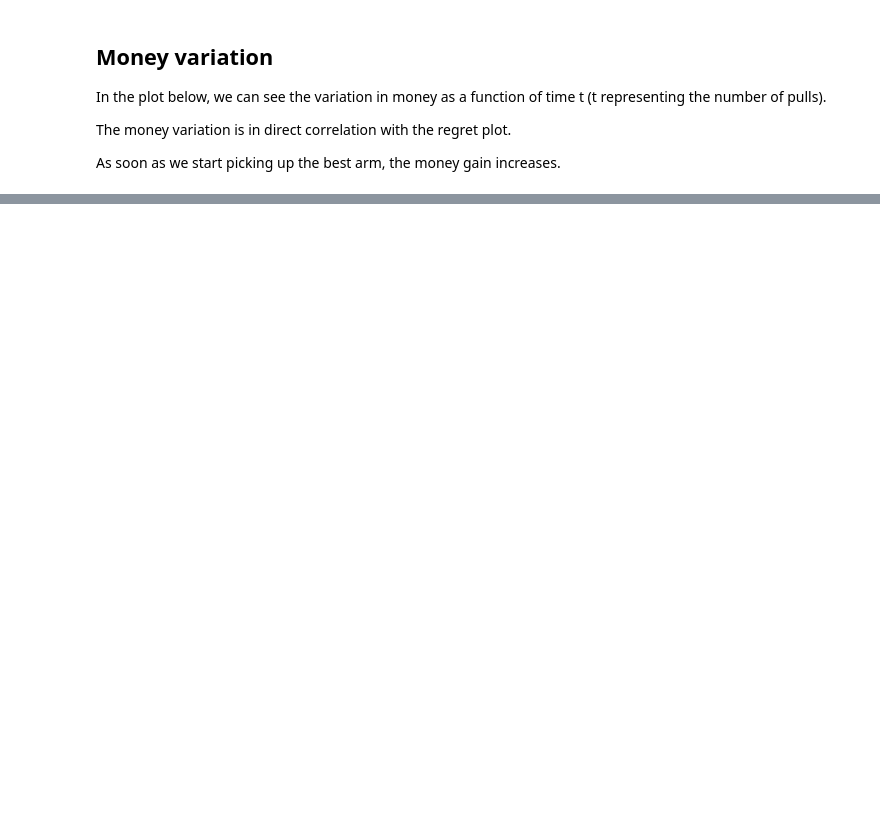
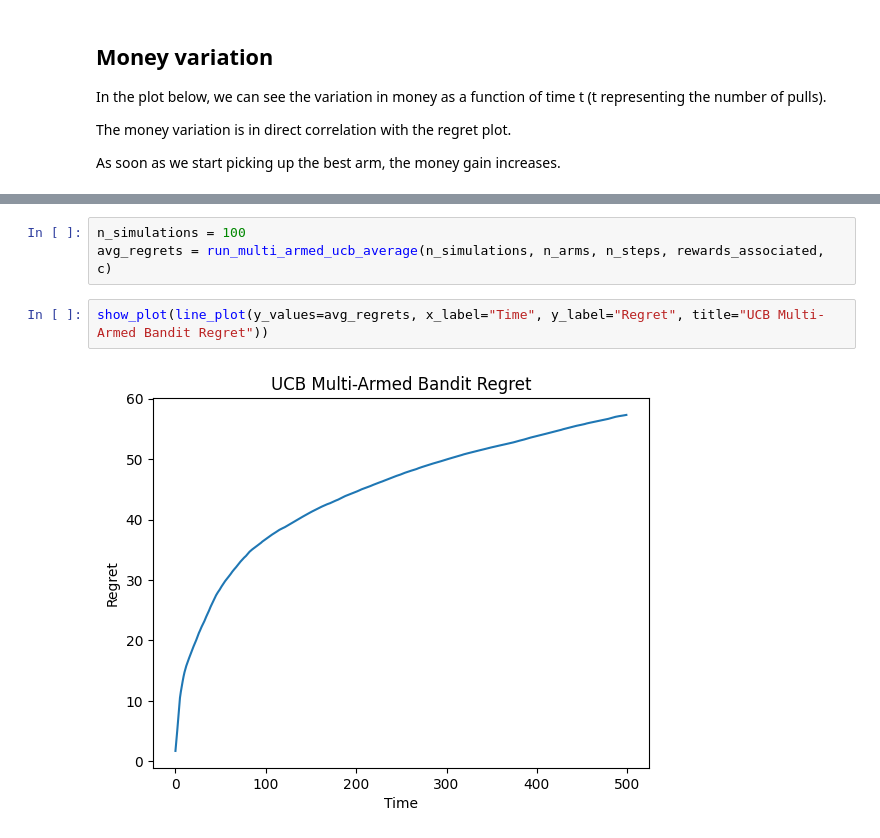
Before and after one commit to Thosam1/BachelorProject, a Jupyter notebook: Bandits/multi-armed-bandits/multi_armed_bandits.ipynb, the cells around one changed output, grey strips where cells are left out. Saved outputs shown, nothing was run; the diff lists cells and outputs as text; blank space fills up the shorter version.

Commit message:
pushed simulations and new version of ucb on the notebook

```diff
--- a/Bandits/multi-armed-bandits/multi_armed_bandits.ipynb
+++ b/Bandits/multi-armed-bandits/multi_armed_bandits.ipynb
@@ -556,0 +573,7 @@ Money left : 6538.0
+# %%
+n_simulations = 100
+avg_regrets = run_multi_armed_ucb_average(n_simulations, n_arms, n_steps, rewards_associated, c)
+# %%
+show_plot(line_plot(y_values=avg_regrets, x_label="Time", y_label="Regret", title="UCB Multi-Armed Bandit Regret"))
+# %% [output]
+[figure, added]
```
Also changed, not shown: parts of 38 cells of this notebook.
